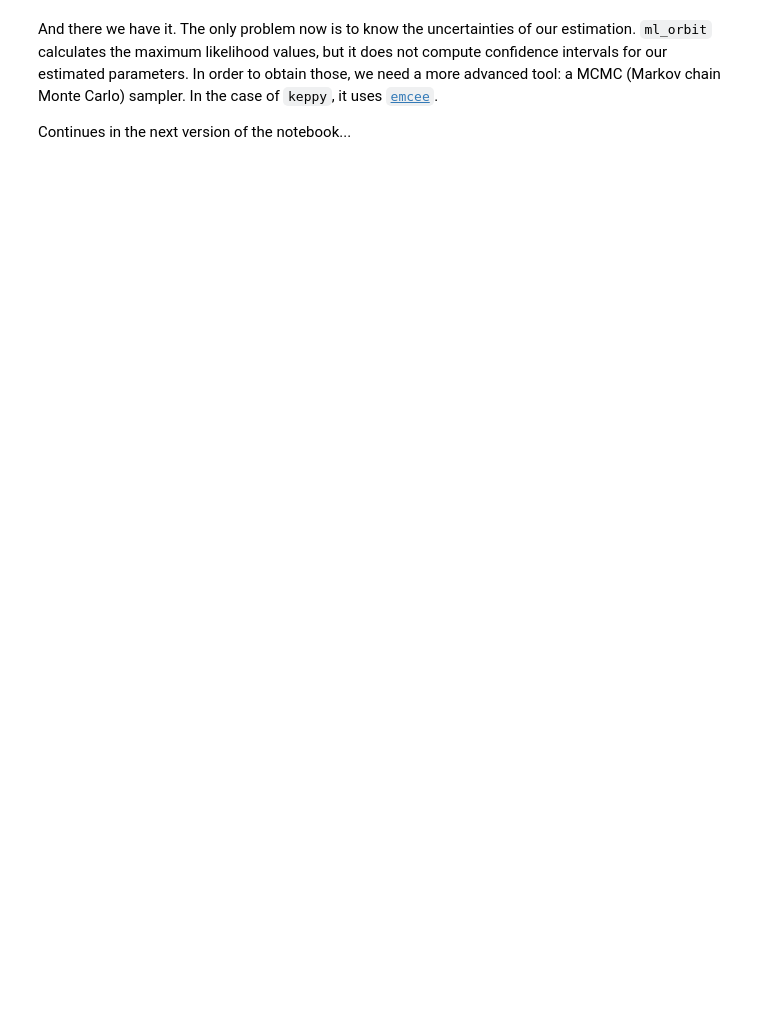
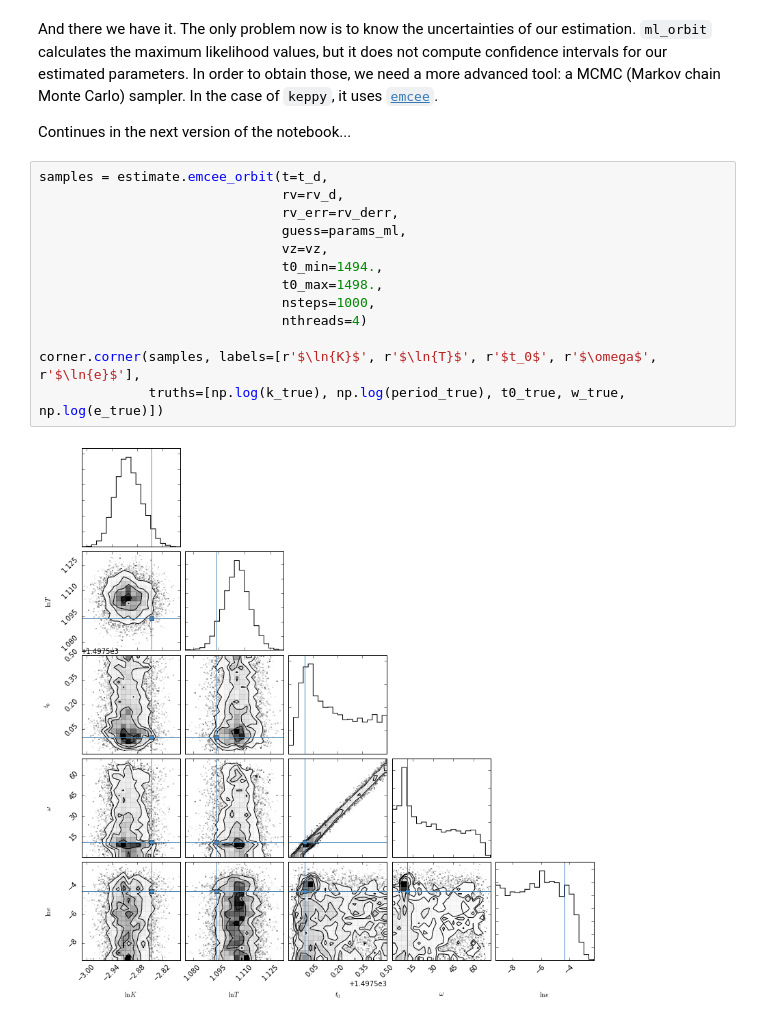
Before and after one commit to Eapj3/radial_, a Jupyter notebook: usage_example.ipynb, the cells around one changed output. Drawn from its saved outputs; the diff is of its cells as text; blank space fills up the shorter version.

Commit message:
Added bare bones emcee example

```diff
--- a/usage_example.ipynb
+++ b/usage_example.ipynb
@@ -138,3 +139,18 @@ plt.show()
 And there we have it. The only problem now is to know the uncertainties of our estimation. `ml_orbit` calculates the maximum likelihood values, but it does not compute confidence intervals for our estimated parameters. In order to obtain those, we need a more advanced tool: a MCMC (Markov chain Monte Carlo) sampler. In the case of `keppy`, it uses [`emcee`](http://dan.iel.fm/emcee/current/).
 
 Continues in the next version of the notebook...
+# %%
+samples = estimate.emcee_orbit(t=t_d,
+                               rv=rv_d,
+                               rv_err=rv_derr,
+                               guess=params_ml,
+                               vz=vz,
+                               t0_min=1494.,
+                               t0_max=1498.,
+                               nsteps=1000,
+                               nthreads=4)
+
+corner.corner(samples, labels=[r'$\ln{K}$', r'$\ln{T}$', r'$t_0$', r'$\omega$', r'$\ln{e}$'],
+              truths=[np.log(k_true), np.log(period_true), t0_true, w_true, np.log(e_true)])
+# %% [output]
+[figure, added]
```
Also changed, not shown: parts of 9 cells of this notebook.
